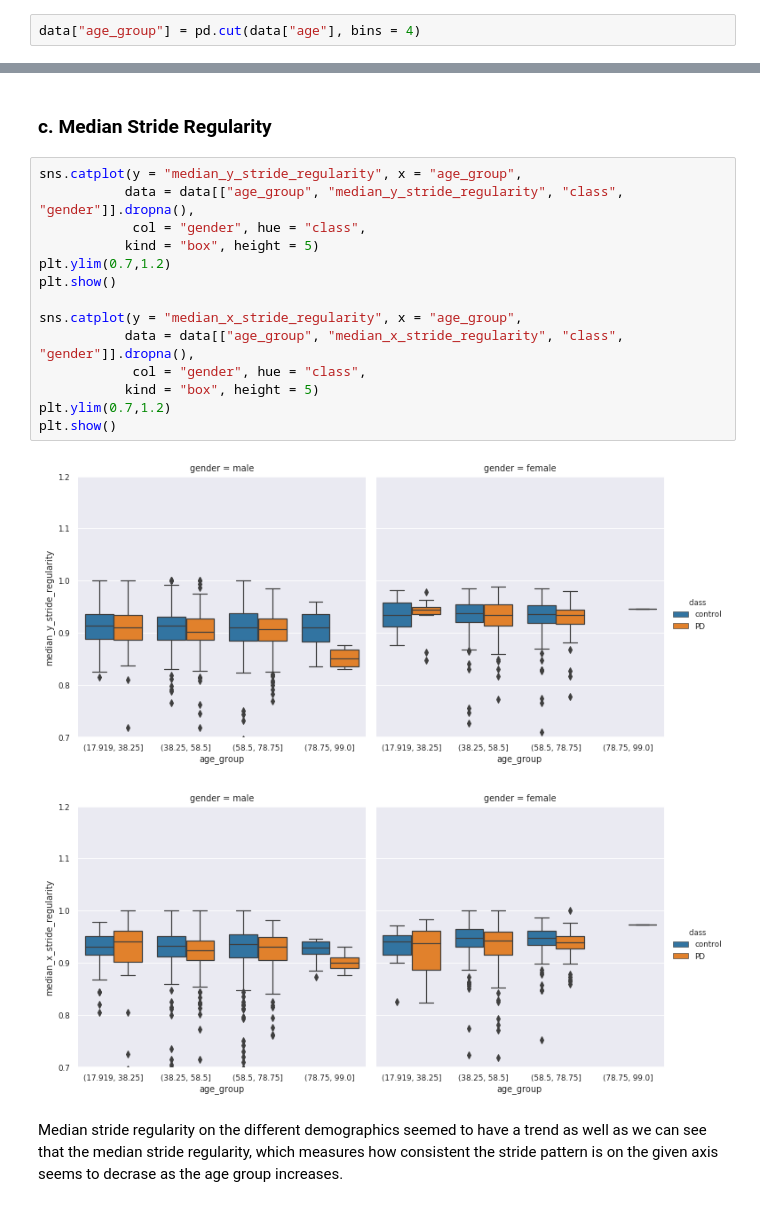
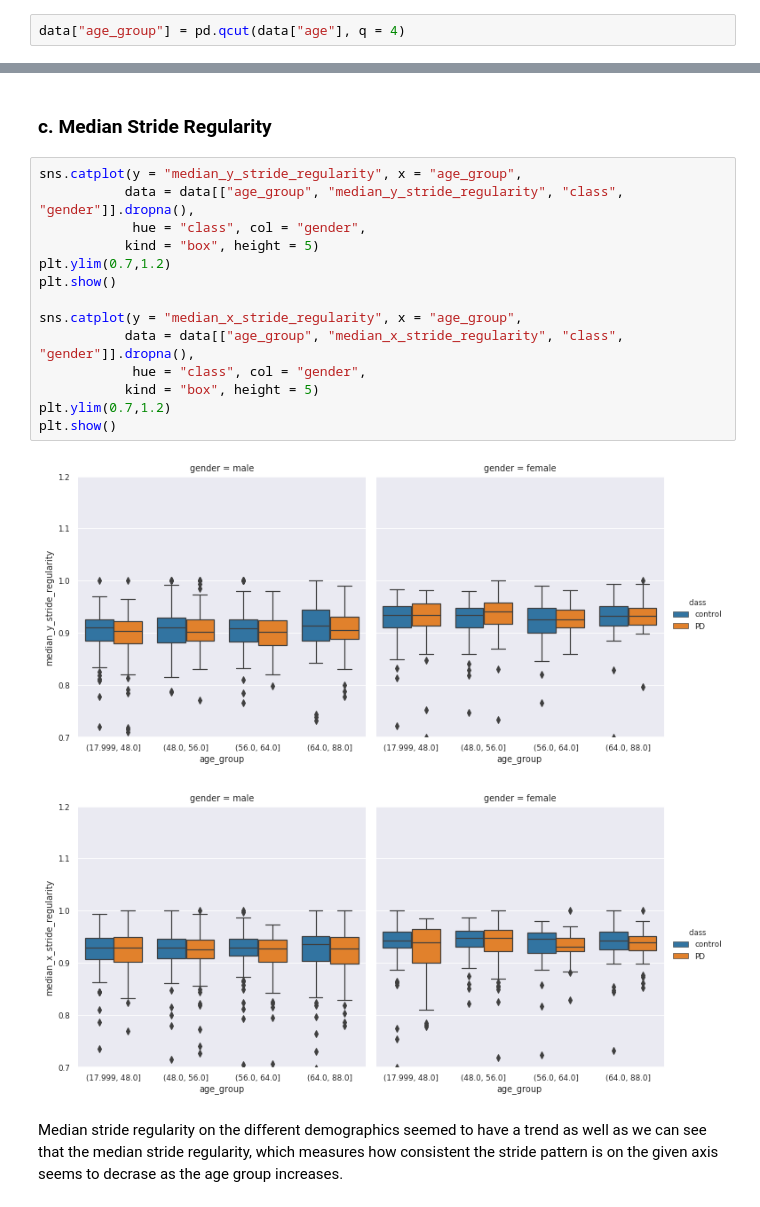
Before and after one commit to arytontediarjo/mpower-gait-analysis, a Jupyter notebook: notebooks/02a.gait-feature-analysis.ipynb, the cells around one changed output, grey strips where cells are left out. Cells and saved outputs as stored; diff of their text form.

```diff
--- a/notebooks/02a.gait-feature-analysis.ipynb
+++ b/notebooks/02a.gait-feature-analysis.ipynb
@@ -273,7 +272,7 @@ The feature importances based on the tree model shows that rotation omega showca
 # %% [markdown]
 ### 4. EDAs on High Scoring Features
 # %%
-data["age_group"] = pd.cut(data["age"], bins = 4)
+data["age_group"] = pd.qcut(data["age"], q = 4)
 # %% [markdown]
 #### a. Median Rotation Speed over Older Age
 # %%
@@ -325,20 +324,20 @@ Strides are very interesting feature on assessing PD, as we can see in this boxp
 # %%
 sns.catplot(y = "median_y_stride_regularity", x = "age_group",
            data = data[["age_group", "median_y_stride_regularity", "class", "gender"]].dropna(),
-            col = "gender", hue = "class",
+            hue = "class", col = "gender",
            kind = "box", height = 5)
 plt.ylim(0.7,1.2)
 plt.show()
 
 sns.catplot(y = "median_x_stride_regularity", x = "age_group",
            data = data[["age_group", "median_x_stride_regularity", "class", "gender"]].dropna(),
-            col = "gender", hue = "class",
+            hue = "class", col = "gender",
            kind = "box", height = 5)
 plt.ylim(0.7,1.2)
 plt.show()
 # %% [output]
-[figure, old version]
+[figure, new version]
-[figure, old version]
+[figure, new version]
 # %% [markdown]
 Median stride regularity on the different demographics seemed to have a trend as well as we can see that the median stride regularity, which measures how consistent the stride pattern is on the given axis seems to decrase as the age group increases.
 # %% [markdown]
```
Also changed, not shown: parts of 11 cells of this notebook, 4 other files.
